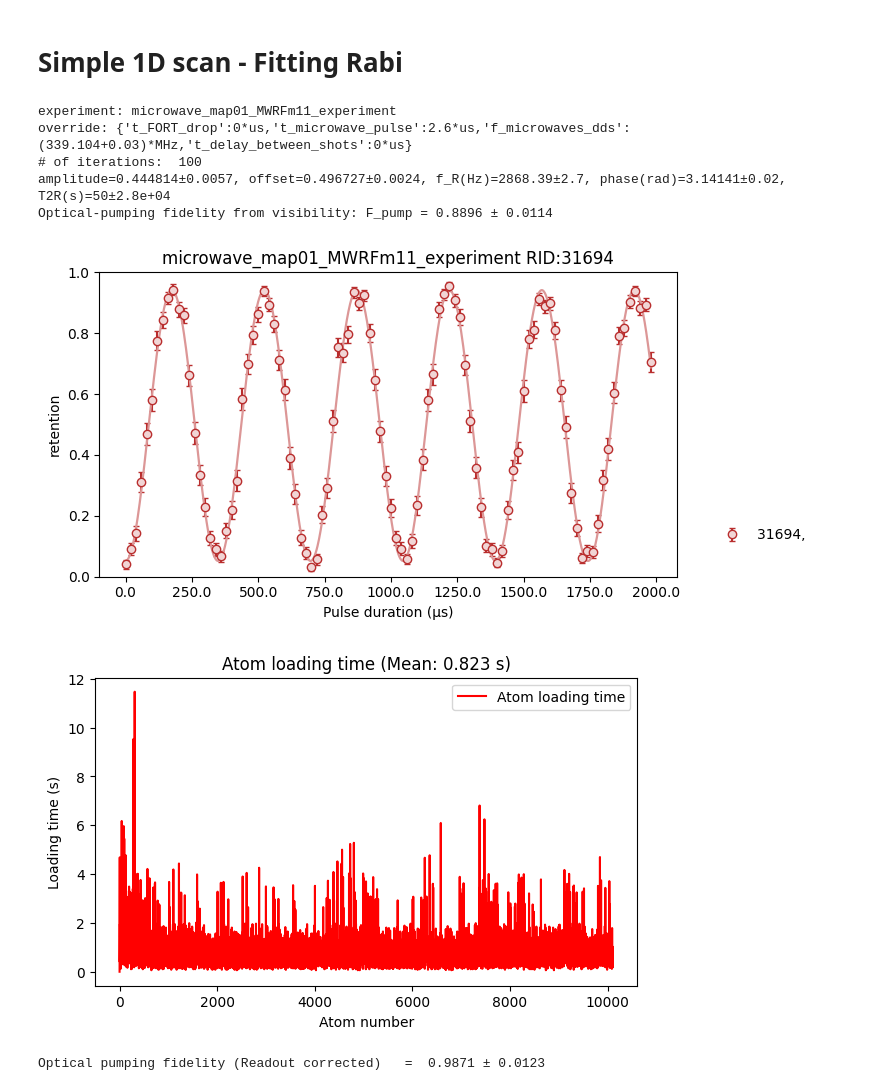
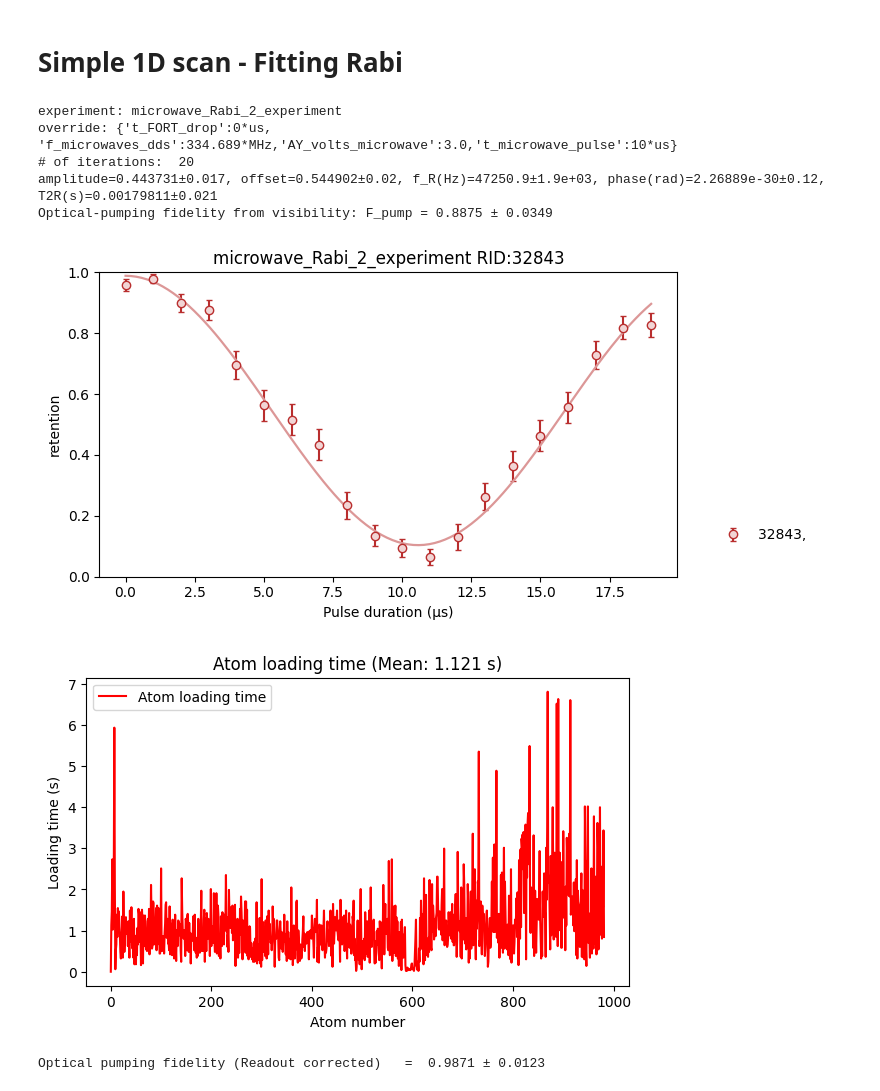
Before and after one commit to QuantumQuadrate/qn_artiq_routines, a Jupyter notebook: Analysis/Microwave analysis/Microwave_analysis_2025.ipynb, the cells around one changed output. Saved outputs shown, nothing was run; the diff lists cells and outputs as text; code cells hidden in the pictures.

```diff
--- a/Analysis/Microwave analysis/Microwave_analysis_2025.ipynb
+++ b/Analysis/Microwave analysis/Microwave_analysis_2025.ipynb
@@ -2,7 +2,7 @@
 # Mapping atom analysis
 Valid for experiments from 2025-04-30 until ...
 # %%
-date_filters = ["2025-10-01"]
+date_filters = ["2026-01-16"]
 
 from matplotlib import pyplot as plt
 import matplotlib as mpl
@@ -79,7 +72,7 @@ With fitting the resonance for microwave scans
 """
 ### the file(s) to analyze:
 file_indices = {
-    8:'',
+    4:'',
     # 53:'',
     # 38:'',
     # 36:'HWP=1.875, QWP=4.5',
@@ -97,7 +90,7 @@ showloading = True
 custom_xlabel = True
 merge_data = False # if True, the datasets will be combined, and if fit=True, the new merged data will be fit. don't try this in 2D
 fit = True
-is_it_a_peak = True ### use True if the resonance we are trying to fit shows as a peak. False for a dip resonance.
+is_it_a_peak = False ### use True if the resonance we are trying to fit shows as a peak. False for a dip resonance.
 
 showhist_counts = False
 
@@ -787,7 +780,7 @@ Rabi oscillation analysis and fitting. Does not work in 2D scans; only looks at
 
 """
 file_indices = {
-    2: '',
+    7: '',
     # 18: ''
 }
 
@@ -833,9 +826,9 @@ for idx, f_item in enumerate(file_indices.items()):
 
     #############  Rabi fit (damped cosine)
     ###       [A, offset, f_R(Hz), phase(rad), T2R(s)]
-    p0_guess = [0.5, 0.50, 2.8e3, np.pi, 10.0]
+    p0_guess = [0.5, 0.50, 28e3, np.pi, 10.0]
     bounds   = ([0.4, 0.20,   100.0, 0.0,  5.0e-4],
-                [0.60, 0.80, 50e3,    2*np.pi,   50.0])
+                [0.60, 0.80, 500e3,    2*np.pi,   50.0])
 
     model  = lambda t, A, offset, f_R, phase, T2R: offset + A * np.exp(-t/T2R) * np.cos(2*np.pi*f_R*t + phase)
     params = ['amplitude', 'offset', 'f_R(Hz)', 'phase(rad)', 'T2R(s)']
@@ -894,40 +887,40 @@ for idx, f_item in enumerate(file_indices.items()):
         "y": yvals,
         "yerr": yerrs,
         "label": f"{rid}, {f_comment}",
         "color": color2,
         "fit": (hi_res_x_us, yfit),             # yfit computed from seconds; just rescale x
         # "fit_style": {"linestyle": "--"}      # optional
     }]
 
     plot_series_with_fit(
         series,
         title=experiment_function + f" RID:{rid}",
         xlabel="Pulse duration (µs)",
         ylabel="retention",
         ylim=(0, 1),
         legend_out=True,
         save="Rabi.pdf",
         grid=False
     )
     #################### plot end
 
 #####  Plot Atom_loading_time
 mean_loading_time = np.mean(Atom_loading_time)
 plt.figure(figsize=(7, 4))
 plt.plot(Atom_loading_time, 'r-', label='Atom loading time')
 plt.xlabel("Atom number")
 plt.ylabel("Loading time (s)")
 plt.title(f"Atom loading time (Mean: {mean_loading_time:.3f} s)")
 plt.legend(loc='best')
 plt.show()
 # %% [output]
-experiment: microwave_map01_MWRFm11_experiment
-override: {'t_FORT_drop':0*us,'t_microwave_pulse':2.6*us,'f_microwaves_dds':(339.104+0.03)*MHz,'t_delay_between_shots':0*us}
-# of iterations:  100
-amplitude=0.444814±0.0057, offset=0.496727±0.0024, f_R(Hz)=2868.39±2.7, phase(rad)=3.14141±0.02, T2R(s)=50±2.8e+04
-Optical-pumping fidelity from visibility: F_pump = 0.8896 ± 0.0114
+experiment: microwave_Rabi_2_experiment
+override: {'t_FORT_drop':0*us, 'f_microwaves_dds':334.689*MHz,'AY_volts_microwave':3.0,'t_microwave_pulse':10*us}
+# of iterations:  20
+amplitude=0.443731±0.017, offset=0.544902±0.02, f_R(Hz)=47250.9±1.9e+03, phase(rad)=2.26889e-30±0.12, T2R(s)=0.00179811±0.021
+Optical-pumping fidelity from visibility: F_pump = 0.8875 ± 0.0349
-[figure, old version]
+[figure, new version]
-[figure, old version]
+[figure, new version]
 # %%
 """
 Correcting the optical pumping fidelity for hyperfine-selective readout errors.
```
Also changed, not shown: parts of 2 cells of this notebook, 8 other files.
